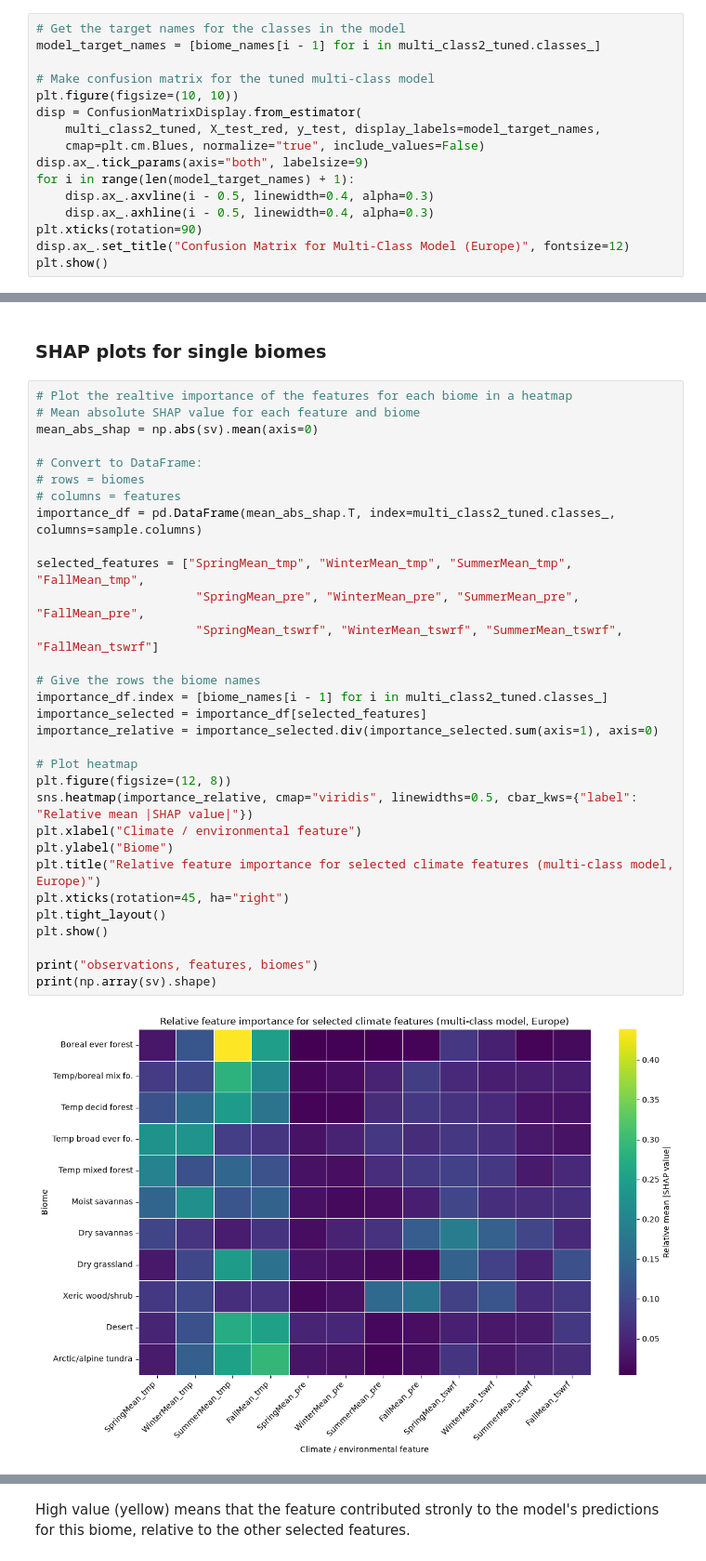
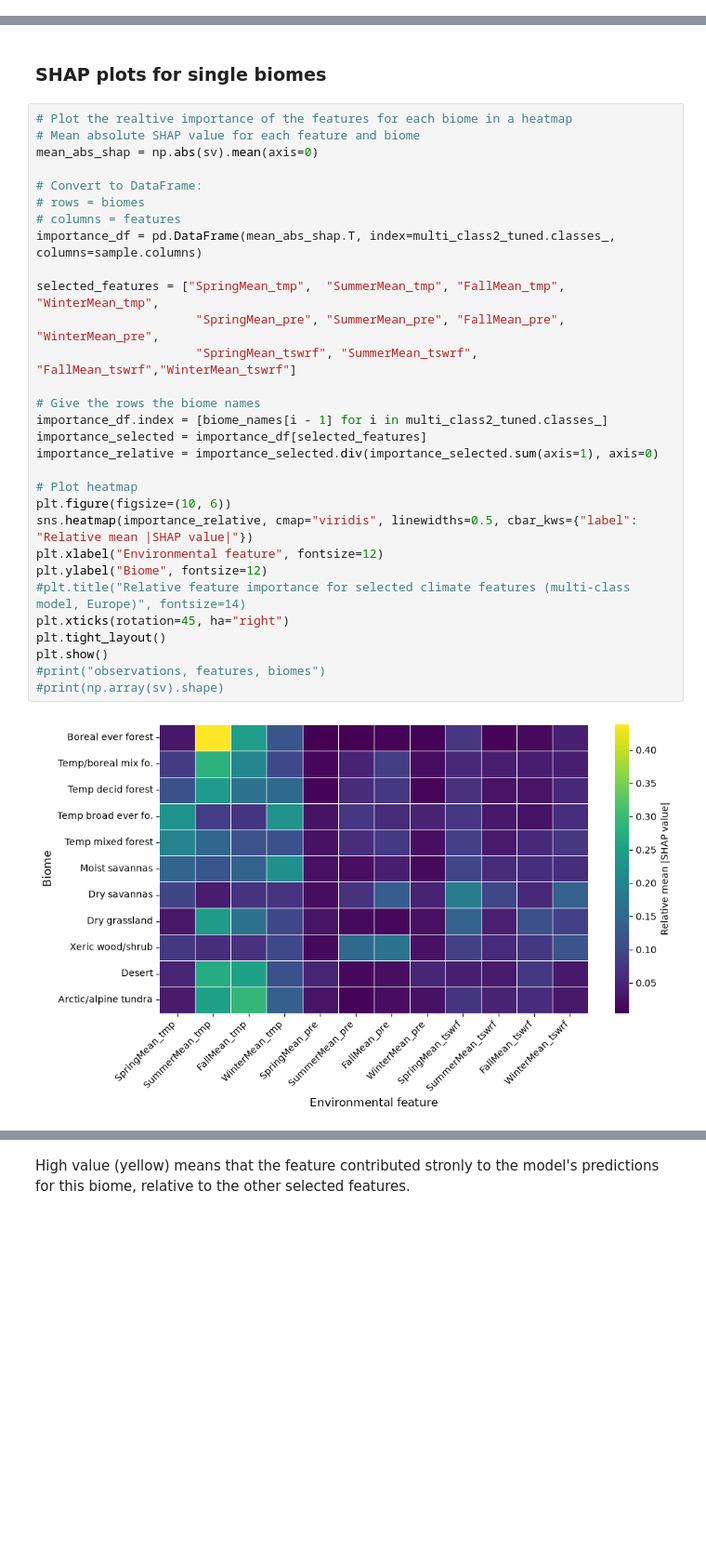
Before and after one commit to AndreaRaaschou/BERN01, a Jupyter notebook: biome_project/Orsi/main_copy_O.ipynb, the cells around one changed output, grey strips where cells are left out. Shown at 93% size. Cells and saved outputs as stored; diff of their text form; blank space fills up the shorter version.

Commit message:
tweak plot appereance and add some more plots

```diff
--- a/biome_project/Orsi/main_copy_O.ipynb
+++ b/biome_project/Orsi/main_copy_O.ipynb
@@ -846,18 +872,2 @@ CN_soil              0.003351
 # %% [markdown]
 ## Make plots
-# %%
-# Get the target names for the classes in the model
-model_target_names = [biome_names[i - 1] for i in multi_class2_tuned.classes_]
-
-# Make confusion matrix for the tuned multi-class model
-plt.figure(figsize=(10, 10))
-disp = ConfusionMatrixDisplay.from_estimator(
-    multi_class2_tuned, X_test_red, y_test, display_labels=model_target_names,
-    cmap=plt.cm.Blues, normalize="true", include_values=False)
-disp.ax_.tick_params(axis="both", labelsize=9)
-for i in range(len(model_target_names) + 1):
-    disp.ax_.axvline(i - 0.5, linewidth=0.4, alpha=0.3)
-    disp.ax_.axhline(i - 0.5, linewidth=0.4, alpha=0.3)
-plt.xticks(rotation=90)
-disp.ax_.set_title("Confusion Matrix for Multi-Class Model (Europe)", fontsize=12)
-plt.show()
@@ -929,33 +966,32 @@ plt.title(biome_names[arctic_index - 1]); plt.show()
 # %%
 # Plot the realtive importance of the features for each biome in a heatmap
 # Mean absolute SHAP value for each feature and biome
 mean_abs_shap = np.abs(sv).mean(axis=0)
 
 # Convert to DataFrame:
 # rows = biomes
 # columns = features
 importance_df = pd.DataFrame(mean_abs_shap.T, index=multi_class2_tuned.classes_, columns=sample.columns)
 
-selected_features = ["SpringMean_tmp", "WinterMean_tmp", "SummerMean_tmp", "FallMean_tmp",
-                      "SpringMean_pre", "WinterMean_pre", "SummerMean_pre", "FallMean_pre",
-                      "SpringMean_tswrf", "WinterMean_tswrf", "SummerMean_tswrf", "FallMean_tswrf"]
+selected_features = ["SpringMean_tmp",  "SummerMean_tmp", "FallMean_tmp", "WinterMean_tmp",
+                      "SpringMean_pre", "SummerMean_pre", "FallMean_pre",  "WinterMean_pre",
+                      "SpringMean_tswrf", "SummerMean_tswrf", "FallMean_tswrf","WinterMean_tswrf"]
 
 # Give the rows the biome names
 importance_df.index = [biome_names[i - 1] for i in multi_class2_tuned.classes_]
 importance_selected = importance_df[selected_features]
 importance_relative = importance_selected.div(importance_selected.sum(axis=1), axis=0)
 
 # Plot heatmap
-plt.figure(figsize=(12, 8))
+plt.figure(figsize=(10, 6))
 sns.heatmap(importance_relative, cmap="viridis", linewidths=0.5, cbar_kws={"label": "Relative mean |SHAP value|"})
-plt.xlabel("Climate / environmental feature")
-plt.ylabel("Biome")
-plt.title("Relative feature importance for selected climate features (multi-class model, Europe)")
+plt.xlabel("Environmental feature", fontsize=12)
+plt.ylabel("Biome", fontsize=12)
+#plt.title("Relative feature importance for selected climate features (multi-class model, Europe)", fontsize=14)
 plt.xticks(rotation=45, ha="right")
 plt.tight_layout()
 plt.show()
-
-print("observations, features, biomes")
-print(np.array(sv).shape)
+#print("observations, features, biomes")
+#print(np.array(sv).shape)
 # %% [output]
-[figure, old version]
+[figure, new version]
```
Also changed, not shown: parts of 16 cells of this notebook.
